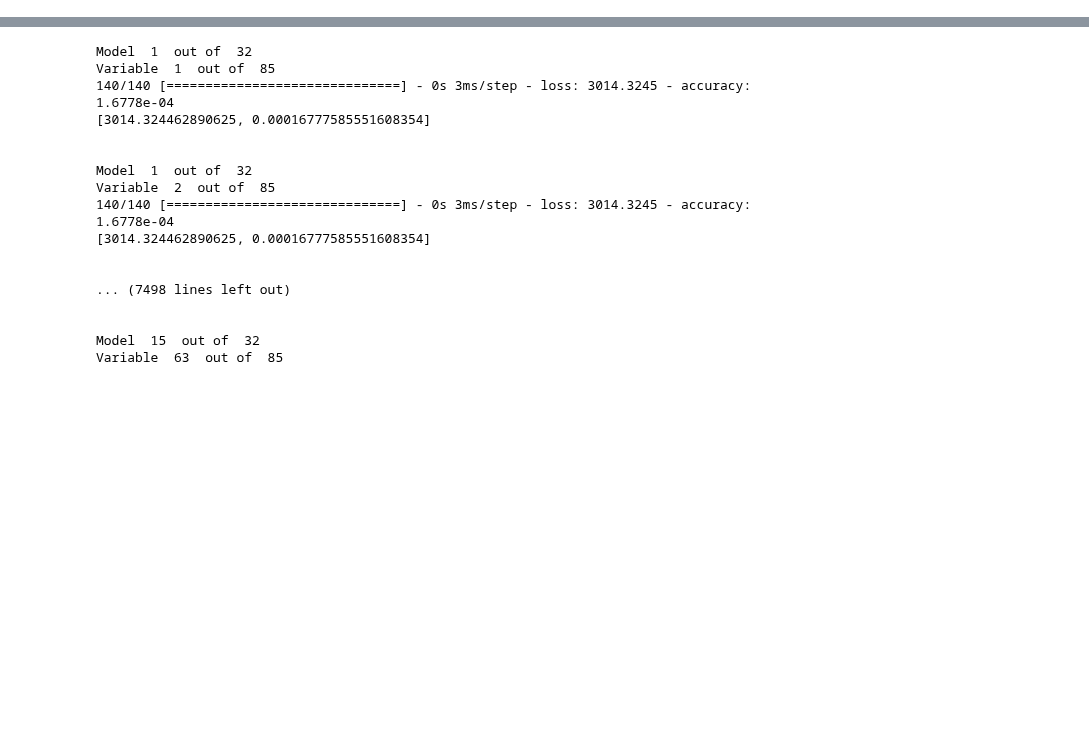
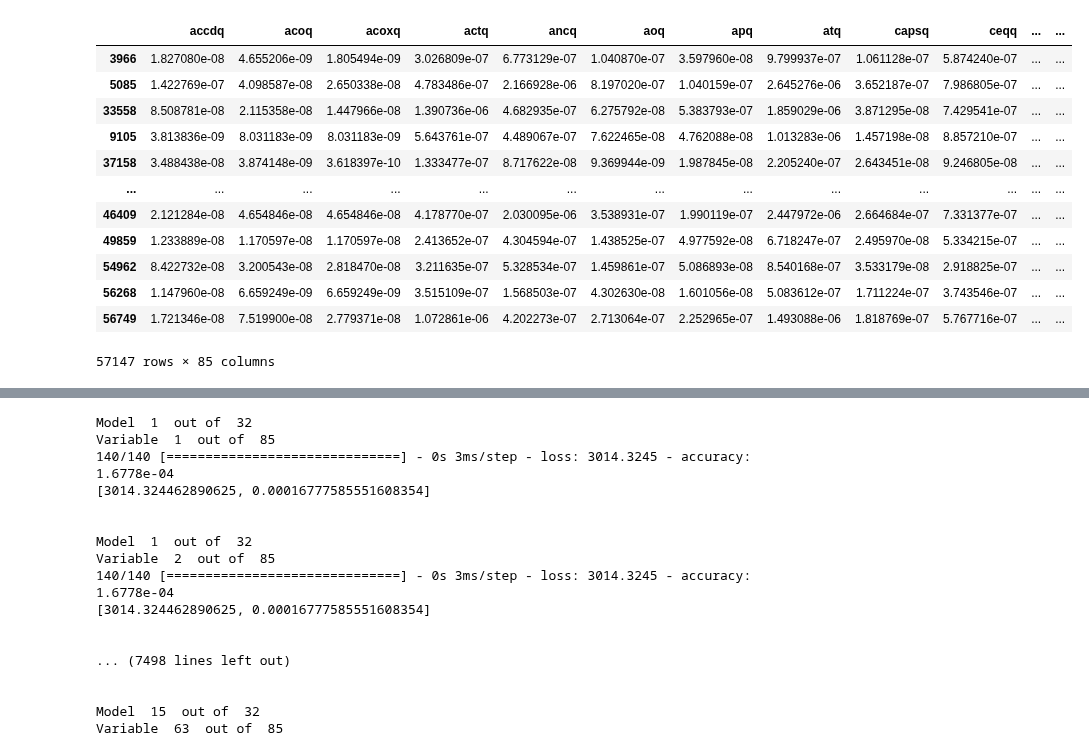
Before and after one commit to rrobberobin/MLStockForecasting, a Jupyter notebook: RobinThesisTensorflow.ipynb, the cells around one changed output, grey strips where cells are left out. Saved outputs shown, nothing was run; the diff lists cells and outputs as text; code cells hidden in the pictures; blank space fills up the shorter version.

```diff
--- a/RobinThesisTensorflow.ipynb
+++ b/RobinThesisTensorflow.ipynb
@@ -105,8 +100,26 @@ finalData
 # %%
 #Ratio data
 #xRatioData = finalData.apply(lambda x: x/finalData["revtq"])
-xRatioData = X.div(finalData["revtq"].values, axis=0)
+xRatioData = X.div(finalData["MktCap"].values, axis=0)
+xRatioData = xRatioData.loc[:, xRatioData.columns != "MktCap"]
+
+
 #xRatioData = xRatioData.dropna()
+xRatioData
+# %% [output]
+|  | accdq | acoq | acoxq | actq | ancq | aoq | apq | atq | capsq | ceqq | ... | ... |
+| 3966 | 1.827080e-08 | 4.655206e-09 | 1.805494e-09 | 3.026809e-07 | 6.773129e-07 | 1.040870e-07 | 3.597960e-08 | 9.799937e-07 | 1.061128e-07 | 5.874240e-07 | ... | ... |
+| 5085 | 1.422769e-07 | 4.098587e-08 | 2.650338e-08 | 4.783486e-07 | 2.166928e-06 | 8.197020e-07 | 1.040159e-07 | 2.645276e-06 | 3.652187e-07 | 7.986805e-07 | ... | ... |
+| 33558 | 8.508781e-08 | 2.115358e-08 | 1.447966e-08 | 1.390736e-06 | 4.682935e-07 | 6.275792e-08 | 5.383793e-07 | 1.859029e-06 | 3.871295e-08 | 7.429541e-07 | ... | ... |
+| 9105 | 3.813836e-09 | 8.031183e-09 | 8.031183e-09 | 5.643761e-07 | 4.489067e-07 | 7.622465e-08 | 4.762088e-08 | 1.013283e-06 | 1.457198e-08 | 8.857210e-07 | ... | ... |
+| 37158 | 3.488438e-08 | 3.874148e-09 | 3.618397e-10 | 1.333477e-07 | 8.717622e-08 | 9.369944e-09 | 1.987845e-08 | 2.205240e-07 | 2.643451e-08 | 9.246805e-08 | ... | ... |
+| ... | ... | ... | ... | ... | ... | ... | ... | ... | ... | ... | ... | ... |
+| 46409 | 2.121284e-08 | 4.654846e-08 | 4.654846e-08 | 4.178770e-07 | 2.030095e-06 | 3.538931e-07 | 1.990119e-07 | 2.447972e-06 | 2.664684e-07 | 7.331377e-07 | ... | ... |
+| 49859 | 1.233889e-08 | 1.170597e-08 | 1.170597e-08 | 2.413652e-07 | 4.304594e-07 | 1.438525e-07 | 4.977592e-08 | 6.718247e-07 | 2.495970e-08 | 5.334215e-07 | ... | ... |
+| 54962 | 8.422732e-08 | 3.200543e-08 | 2.818470e-08 | 3.211635e-07 | 5.328534e-07 | 1.459861e-07 | 5.086893e-08 | 8.540168e-07 | 3.533179e-08 | 2.918825e-07 | ... | ... |
+| 56268 | 1.147960e-08 | 6.659249e-09 | 6.659249e-09 | 3.515109e-07 | 1.568503e-07 | 4.302630e-08 | 1.601056e-08 | 5.083612e-07 | 1.711224e-07 | 3.743546e-07 | ... | ... |
+| 56749 | 1.721346e-08 | 7.519900e-08 | 2.779371e-08 | 1.072861e-06 | 4.202273e-07 | 2.713064e-07 | 2.252965e-07 | 1.493088e-06 | 1.818769e-07 | 5.767716e-07 | ... | ... |
+57147 rows × 85 columns
 # %%
 #Winsorised data
 import scipy
```
Also changed, not shown: parts of 8 cells of this notebook.
